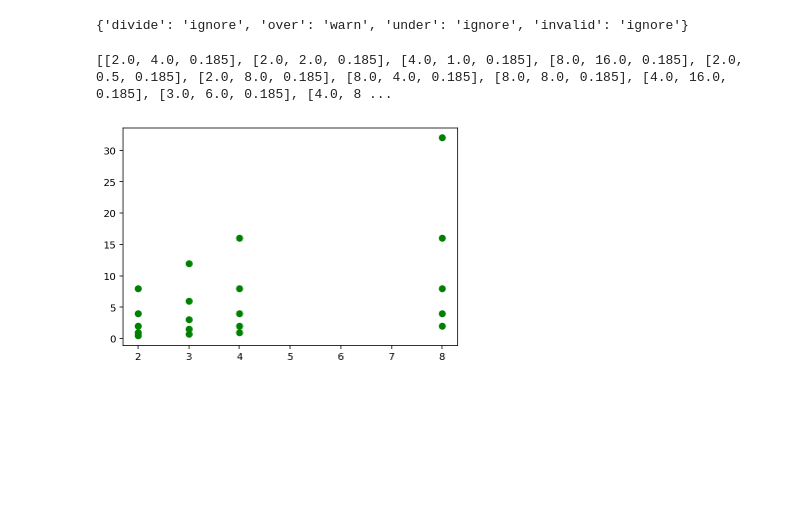
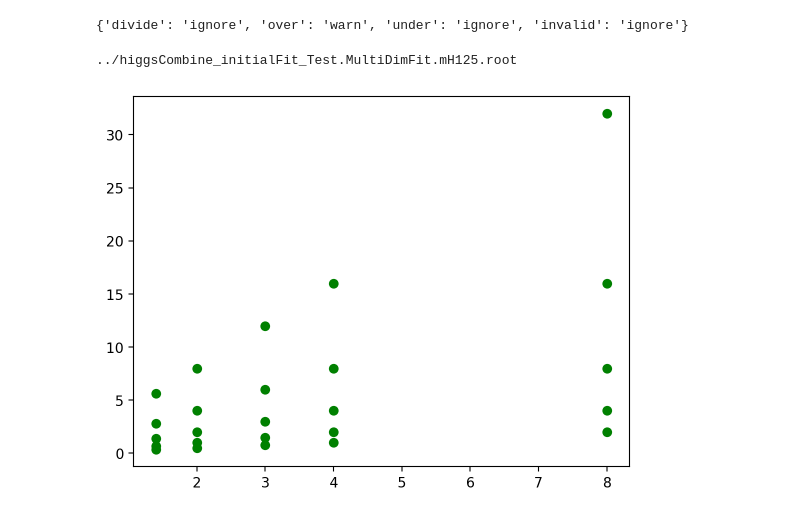
Before and after one commit to SUEPPhysics/SUEPLimits, a Jupyter notebook: notebook_tools/limits-2D.ipynb, the cells around one changed output. Cells and saved outputs as stored; diff of their text form; code cells hidden in the pictures; blank space fills up the shorter version.

Commit message:
modified and added 2D summary plots

```diff
--- a/notebook_tools/limits-2D.ipynb
+++ b/notebook_tools/limits-2D.ipynb
@@ -19,8 +19,8 @@ np.seterr(divide='ignore', invalid='ignore')
 # %%
 era = 2018
 M = 1000
-decay = 'generic'
-outdir = '/home/submit/lavezzo/public_html/SUEP/limits_March2023'
+decay = 'hadronic'
+outdir = '/home/submit/{}/public_html/SUEP/2D_limits_April'.format(os.environ['USER'])
 Masses = [125,200,300,400,500,600,700,800,900,1000]
 # %%
 # Define auxilary functions
@@ -79,7 +79,8 @@ def get_params(M=M,decay=decay):
     # Filter out the parameters
     all_params = []
     for file in combine_files:
-        file_trim = file.split("HT1000_")[1]
+        try: file_trim = file.split("HT1000_")[1]
+        except: print(file)
         proc = 'GluGluToSUEP_HT1000_' + file_trim.split('.Asymptotic')[0]
         xsec = xs_scale(proc)
         t = float(file_trim.split("_")[0].replace("p",".")[1:])
@@ -93,35 +94,34 @@ def get_params(M=M,decay=decay):
     params = []
     for pair in all_params:
         if pair[1] != M: continue
         if pair[4] != decay: continue
         params.append([pair[2],pair[0],pair[3]]) #[mphi,t,decay]
     # print('params', params)
 
     # check if combine produced the 5 expected limits
     skip_bad = []
 
     for pair in params:
         try:
             limit = get_limits(get_SUEP_file(Mass=M, mdark=pair[0], t=pair[1], decay=decay))
             if limit.shape == (2,5):
                 plt.scatter(pair[0],pair[1], color="green")
                 skip_bad.append(pair)
             else:
                 print('Missing limits; ', get_SUEP_file(Mass=M, mdark=pair[0], t=pair[1], decay=decay))
                 plt.scatter(pair[0],pair[1], color="blue")
 
         except:
             print('No limits; ', get_SUEP_file(Mass=M, mdark=pair[0], t=pair[1], decay=decay))
             plt.scatter(pair[0],pair[1], color="red")
 
 
     return skip_bad
 
 
 params = get_params()
-print(params)
 # %% [output]
-[[2.0, 4.0, 0.185], [2.0, 2.0, 0.185], [4.0, 1.0, 0.185], [8.0, 16.0, 0.185], [2.0, 0.5, 0.185], [2.0, 8.0, 0.185], [8.0, 4.0, 0.185], [8.0, 8.0, 0.185], [4.0, 16.0, 0.185], [3.0, 6.0, 0.185], [4.0, 8 ...
+../higgsCombine_initialFit_Test.MultiDimFit.mH125.root
-[figure, old version]
+[figure, new version]
 # %%
 #Plots a 2D limit plot
```
Also changed, not shown: parts of 4 cells of this notebook, 3 other files.
